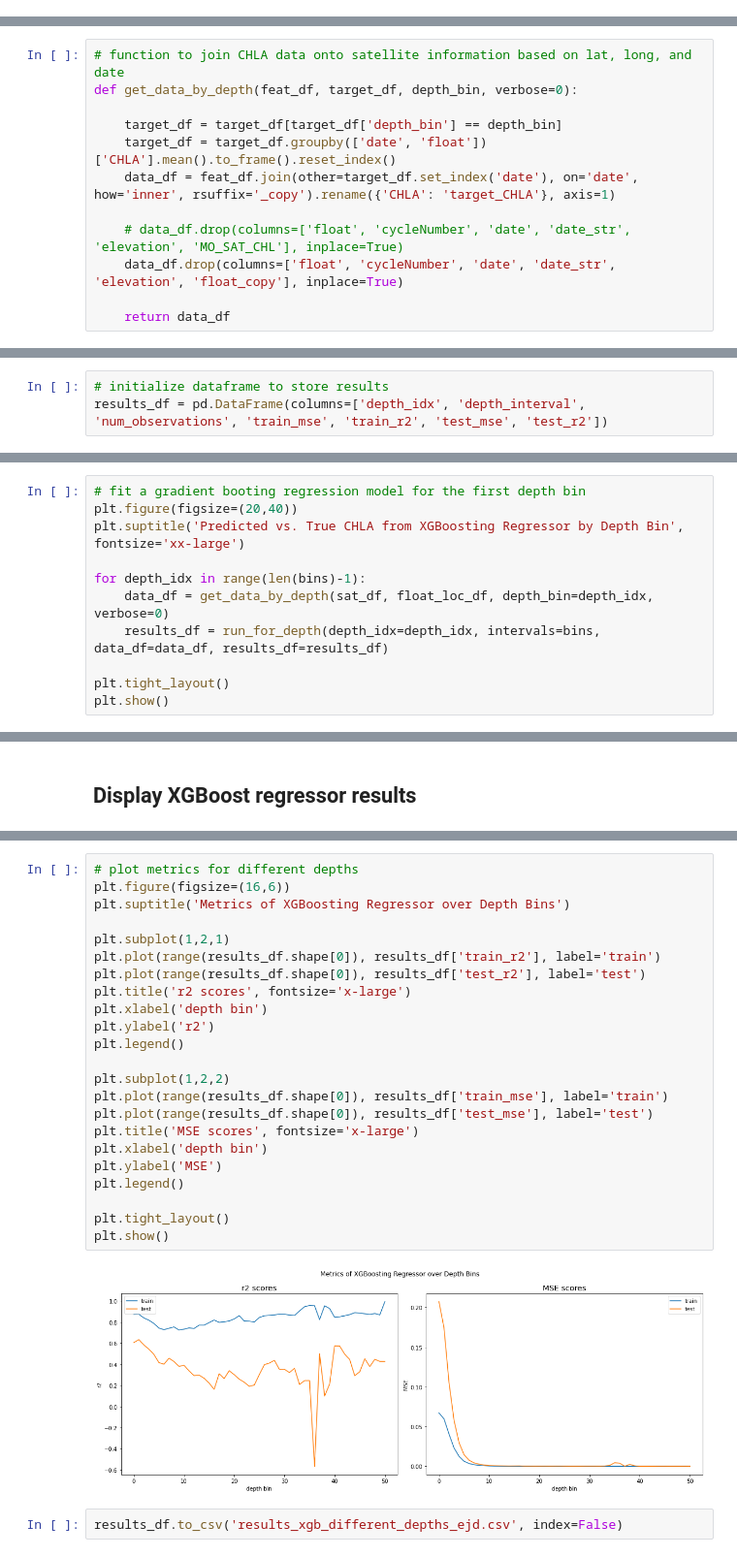
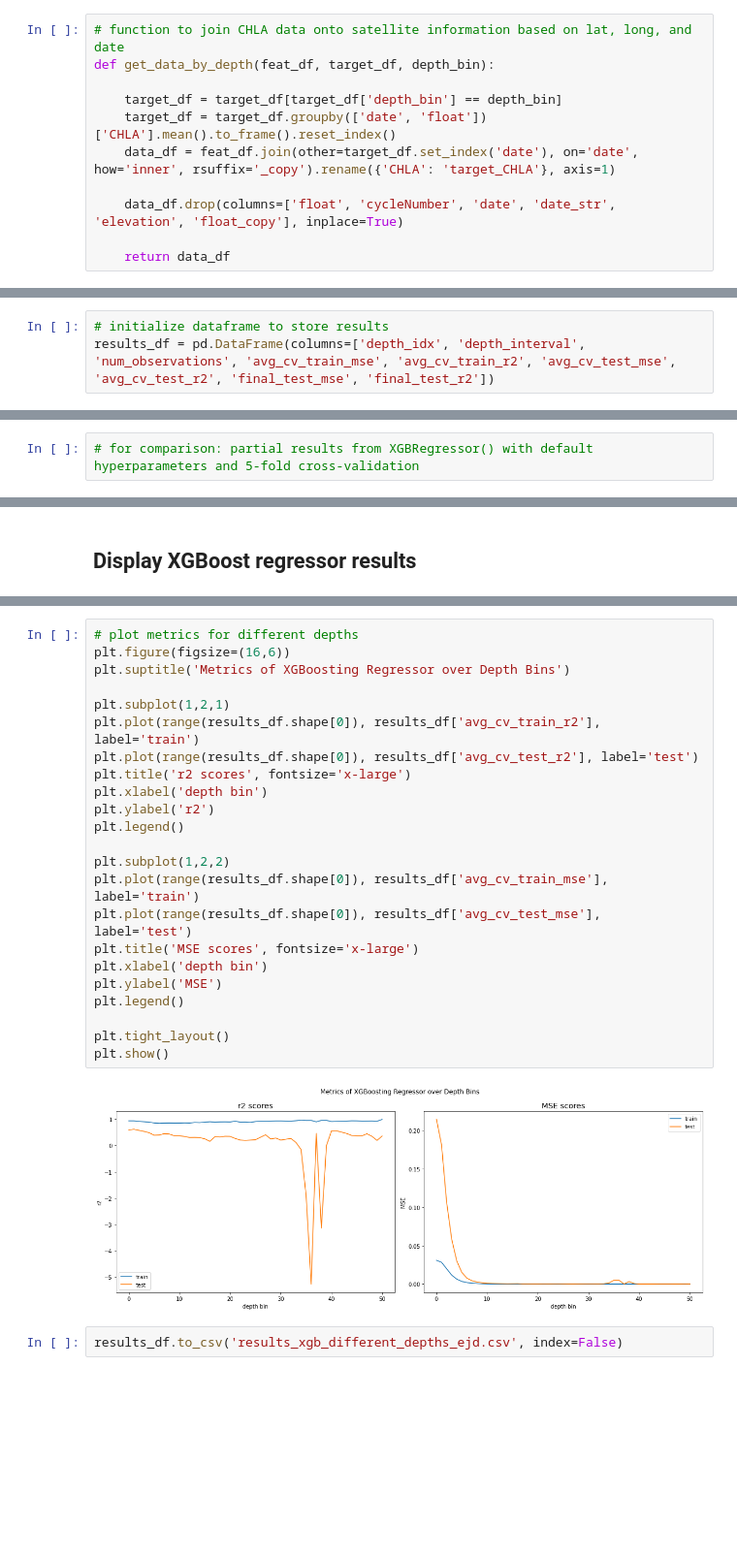
Before and after one commit to gnyirjesy/ocean-depth-characterization, a Jupyter notebook: preliminary_models/xgb_different_depths_ejd.ipynb, the cells around one changed output, grey strips where cells are left out. Shown at 97% size. Saved outputs shown, nothing was run; the diff lists cells and outputs as text; blank space fills up the shorter version.

Commit message:
cleaner code and different hyperparameter choices

```diff
--- a/preliminary_models/xgb_different_depths_ejd.ipynb
+++ b/preliminary_models/xgb_different_depths_ejd.ipynb
@@ -210,0 +191,11 @@ number of unique floats: 565
+# %%
+# function to join CHLA data onto satellite information based on lat, long, and date
+def get_data_by_depth(feat_df, target_df, depth_bin):
+
+    target_df = target_df[target_df['depth_bin'] == depth_bin]
+    target_df = target_df.groupby(['date', 'float'])['CHLA'].mean().to_frame().reset_index()
+    data_df = feat_df.join(other=target_df.set_index('date'), on='date', how='inner', rsuffix='_copy').rename({'CHLA': 'target_CHLA'}, axis=1)
+
+    data_df.drop(columns=['float', 'cycleNumber', 'date', 'date_str', 'elevation', 'float_copy'], inplace=True)
+
+    return data_df
@@ -266,12 +265,0 @@ def fit_predict(model, X_train, y_train, X_test, y_test):
-# %%
-# function to join CHLA data onto satellite information based on lat, long, and date
-def get_data_by_depth(feat_df, target_df, depth_bin, verbose=0):
-
-    target_df = target_df[target_df['depth_bin'] == depth_bin]
-    target_df = target_df.groupby(['date', 'float'])['CHLA'].mean().to_frame().reset_index()
-    data_df = feat_df.join(other=target_df.set_index('date'), on='date', how='inner', rsuffix='_copy').rename({'CHLA': 'target_CHLA'}, axis=1)
-
-    # data_df.drop(columns=['float', 'cycleNumber', 'date', 'date_str', 'elevation', 'MO_SAT_CHL'], inplace=True)
-    data_df.drop(columns=['float', 'cycleNumber', 'date', 'date_str', 'elevation', 'float_copy'], inplace=True)
-
-    return data_df
@@ -354,4 +296,4 @@ float_loc_df
 33057018 rows × 9 columns
 # %%
 # initialize dataframe to store results
-results_df = pd.DataFrame(columns=['depth_idx', 'depth_interval', 'num_observations', 'train_mse', 'train_r2', 'test_mse', 'test_r2'])
+results_df = pd.DataFrame(columns=['depth_idx', 'depth_interval', 'num_observations', 'avg_cv_train_mse', 'avg_cv_train_r2', 'avg_cv_test_mse', 'avg_cv_test_r2', 'final_test_mse', 'final_test_r2'])
@@ -358,12 +360,3 @@ results_df = pd.DataFrame(columns=['depth_idx', 'depth_interval', 'num_observati
 # %%
-# fit a gradient booting regression model for the first depth bin
-plt.figure(figsize=(20,40))
-plt.suptitle('Predicted vs. True CHLA from XGBoosting Regressor by Depth Bin', fontsize='xx-large')
-
-for depth_idx in range(len(bins)-1):
-    data_df = get_data_by_depth(sat_df, float_loc_df, depth_bin=depth_idx, verbose=0)
-    results_df = run_for_depth(depth_idx=depth_idx, intervals=bins, data_df=data_df, results_df=results_df)
-
-plt.tight_layout()
-plt.show()
+# for comparison: partial results from XGBRegressor() with default hyperparameters and 5-fold cross-validation
 # %% [output]
@@ -521,28 +428,28 @@ results_df
 # %%
 # plot metrics for different depths
 plt.figure(figsize=(16,6))
 plt.suptitle('Metrics of XGBoosting Regressor over Depth Bins')
 
 plt.subplot(1,2,1)
-plt.plot(range(results_df.shape[0]), results_df['train_r2'], label='train')
-plt.plot(range(results_df.shape[0]), results_df['test_r2'], label='test')
+plt.plot(range(results_df.shape[0]), results_df['avg_cv_train_r2'], label='train')
+plt.plot(range(results_df.shape[0]), results_df['avg_cv_test_r2'], label='test')
 plt.title('r2 scores', fontsize='x-large')
 plt.xlabel('depth bin')
 plt.ylabel('r2')
 plt.legend()
 
 plt.subplot(1,2,2)
-plt.plot(range(results_df.shape[0]), results_df['train_mse'], label='train')
-plt.plot(range(results_df.shape[0]), results_df['test_mse'], label='test')
+plt.plot(range(results_df.shape[0]), results_df['avg_cv_train_mse'], label='train')
+plt.plot(range(results_df.shape[0]), results_df['avg_cv_test_mse'], label='test')
 plt.title('MSE scores', fontsize='x-large')
 plt.xlabel('depth bin')
 plt.ylabel('MSE')
 plt.legend()
 
 plt.tight_layout()
 plt.show()
 # %% [output]
-[figure, old version]
+[figure, new version]
 # %%
 results_df.to_csv('results_xgb_different_depths_ejd.csv', index=False)
 # %% [markdown]
```
Also changed, not shown: parts of 20 cells of this notebook.
